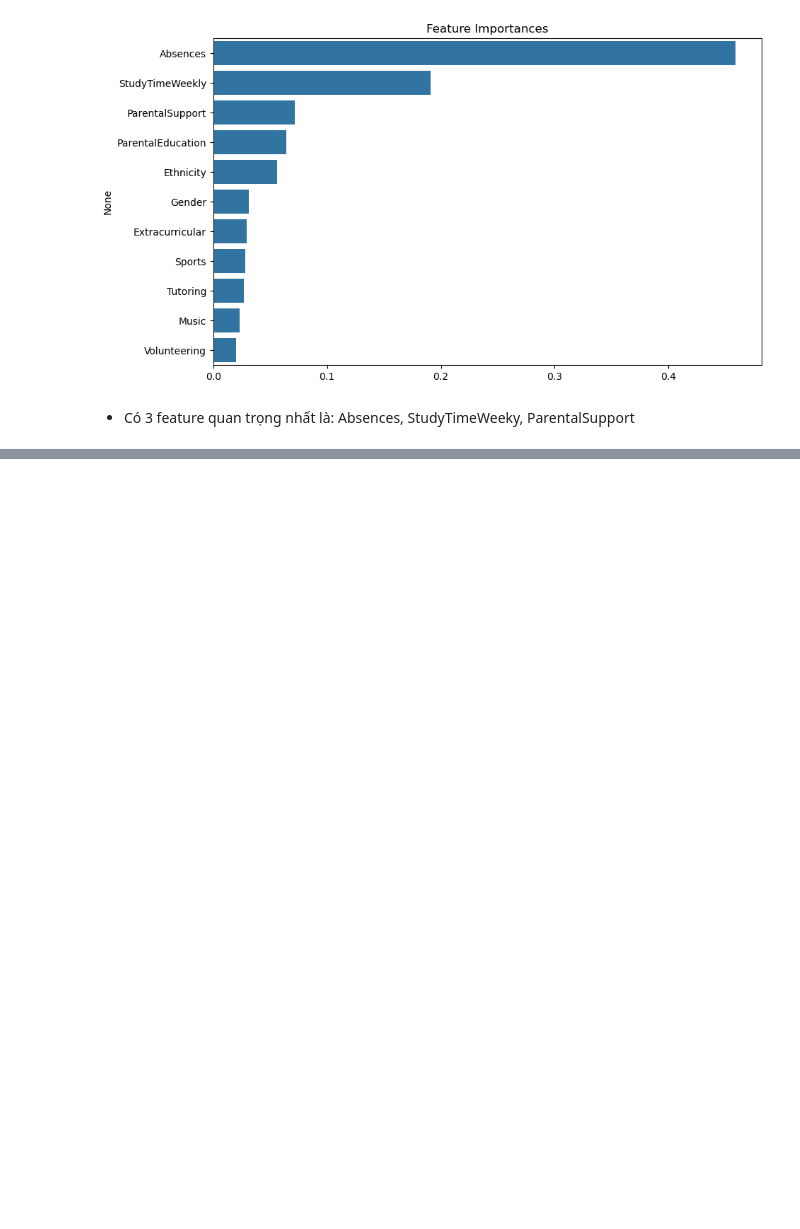
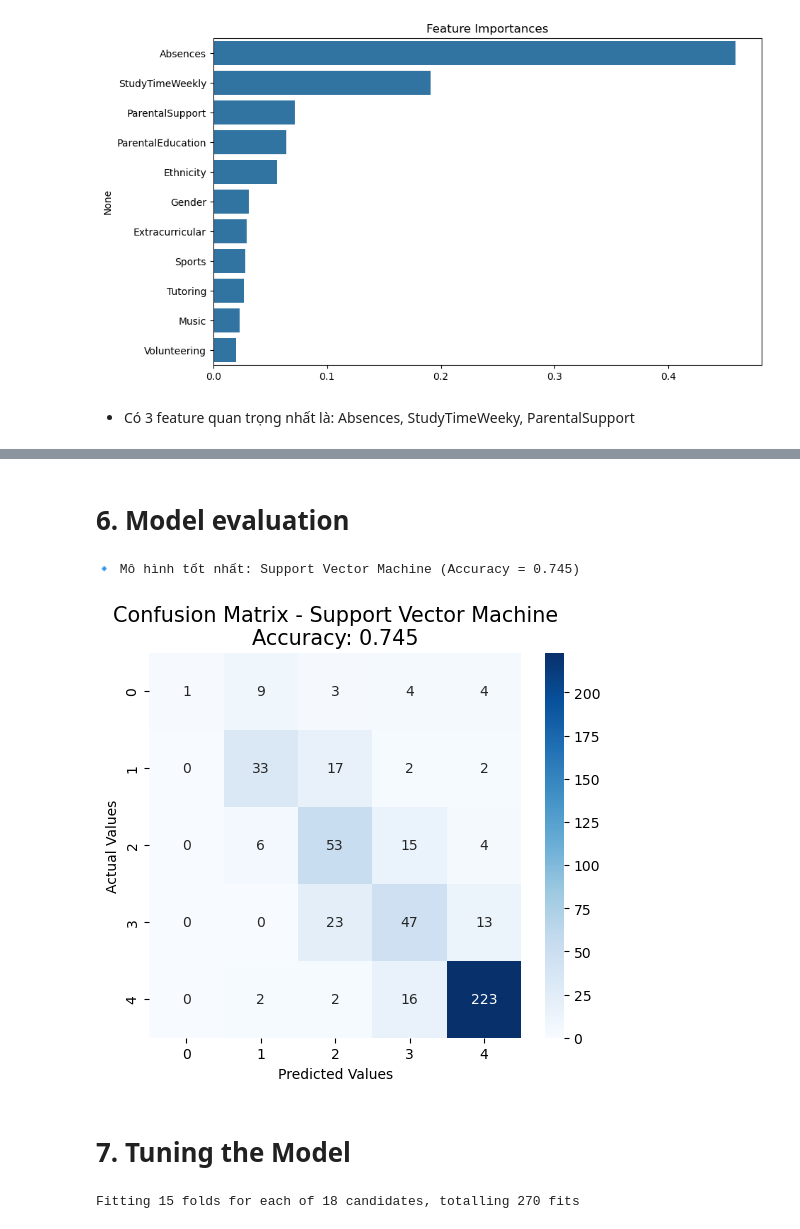
Before and after one commit to new9xboy-DTD/ADY201m-FinalProject, a Jupyter notebook: ADY201m-Project-Team1.ipynb, the cells around one changed output, grey strips where cells are left out. Saved outputs shown, nothing was run; the diff lists cells and outputs as text; code cells hidden in the pictures; blank space fills up the shorter version.

Commit message:
add model training

```diff
--- a/ADY201m-Project-Team1.ipynb
+++ b/ADY201m-Project-Team1.ipynb
@@ -235,0 +282,76 @@ sns.barplot(x=fimp.values, y=fimp.index, orient='h')
+# %% [markdown]
+# 6. Model evaluation
+# %%
+import seaborn as sns
+import matplotlib.pyplot as plt
+from sklearn.metrics import accuracy_score, confusion_matrix
+
+# === Chọn mô hình tốt nhất dựa trên kết quả df_models ===
+best_index = df_models['Accuracy'].idxmax()
+best_model_name = df_models.loc[best_index, 'Model']
+best_accuracy = df_models.loc[best_index, 'Accuracy']
+best_model = classification_models[best_model_name]
+
+print(f"🔹 Mô hình tốt nhất: {best_model_name} (Accuracy = {best_accuracy:.3f})")
+
+y_pred_train = best_model.predict(X_train)
+y_pred_test = best_model.predict(X_test)
+
+# === Huấn luyện mô hình tốt nhất ===
+best_model.fit(X_train, y_train)
+
+# === Dự đoán trên tập test ===
+y_pred = best_model.predict(X_test)
+
+# === Tính toán và vẽ Confusion Matrix ===
+score = round(accuracy_score(y_test, y_pred), 3)
+cm = confusion_matrix(y_test, y_pred)
+
+plt.figure(figsize=(6, 5))
+sns.heatmap(cm, annot=True, fmt=".0f", cmap="Blues")
+plt.xlabel('Predicted Values')
+plt.ylabel('Actual Values')
+plt.title(f'Confusion Matrix - {best_model_name}\nAccuracy: {score}', size=15)
+plt.show()
+# %% [output]
+🔹 Mô hình tốt nhất: Support Vector Machine (Accuracy = 0.745)
+[figure, added]
+# %% [markdown]
+# 7. Tuning the Model
+# %%
+from sklearn.svm import SVC
+from scipy.stats import uniform
+from sklearn.model_selection import GridSearchCV, RepeatedStratifiedKFold
+
+svm = SVC()
+
+# Tạo lưới tham số
+grid = {'C': [0.8, 1, 1.5, 2],
+        'gamma': [0.05, 0.08, 0.1],
+        'kernel': ['rbf']
+       }
+cv = RepeatedStratifiedKFold(n_splits=5, n_repeats=3, random_state=2)
+
+# Cấu hình GridSearchCV
+grid = GridSearchCV(
+    estimator=svm,
+    param_grid=grid,
+    scoring='accuracy',
+    cv=cv,
+    n_jobs=-1,
+    verbose=2
+)
+
+result = grid.fit(X_train, y_train)
+
+best_rf = result.best_estimator_
+
+print("Best Hyperparameters:", result.best_params_)
+
+test_acc = best_rf.score(X_test, y_test)
+print(f"Test Accuracy after tuning: {test_acc:.3f}")
+
+train_acc = best_rf.score(X_train, y_train)
+print(f"Train Accuracy after tuning: {train_acc:.3f}")
+# %% [output]
+Fitting 15 folds for each of 18 candidates, totalling 270 fits
```
Also changed, not shown: parts of 7 cells of this notebook.
